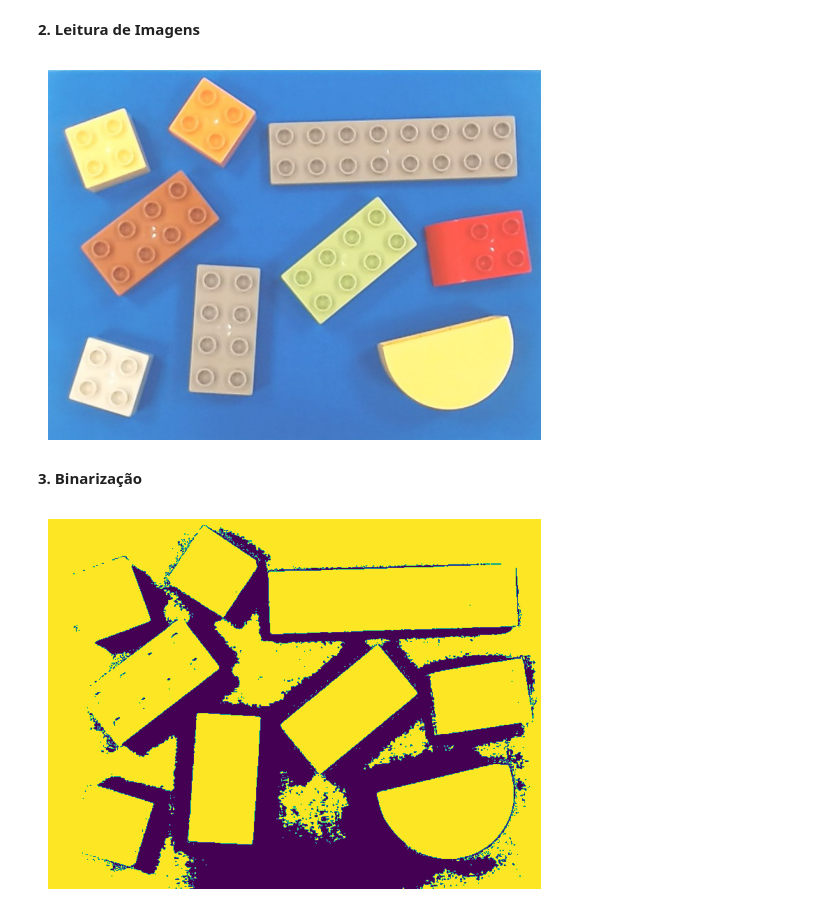
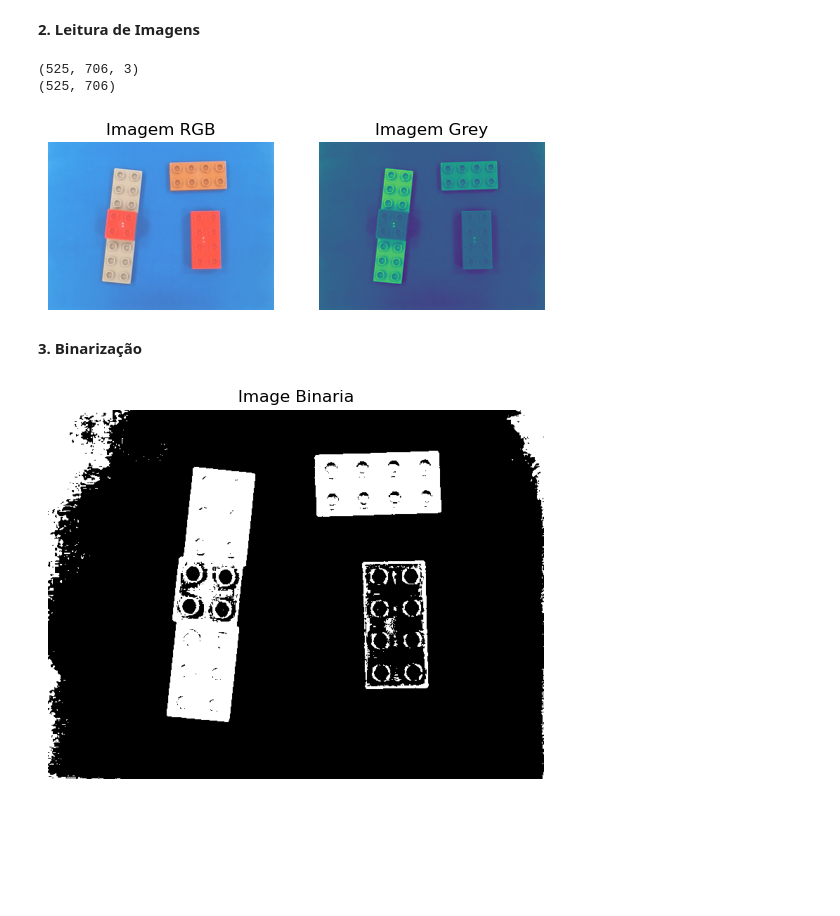
Before and after one commit to miguelac4/piv_tp1, a Jupyter notebook: src/trabalho_pratico1.ipynb, the cells around one changed output. Saved outputs shown, nothing was run; the diff lists cells and outputs as text; code cells hidden in the pictures; blank space fills up the shorter version.

```diff
--- a/src/trabalho_pratico1.ipynb
+++ b/src/trabalho_pratico1.ipynb
@@ -7,32 +7,53 @@
 # %%
 import cv2
 import matplotlib.pyplot as plt
+import numpy as np
+
+# Variavel de path
+path_img = "../images/lego11.jpg"
 
 # Ler imagens [MUDAR PATH PARA TESTAR COM OUTRA IMAGEM]
-img = cv2.imread("../images/lego01.jpg")
+img = cv2.imread(path_img)
+
+
 
 # Converter para RGB
 img_rgb = cv2.cvtColor(img, cv2.COLOR_BGR2RGB)
 
+# Passar Imagem para Tons de Cinzento
+img_grey = cv2.imread(path_img, cv2.IMREAD_GRAYSCALE)
 
-# Mostrar imagem [ALTERAR NUM DA IMAGEM PARA SER VISTA]
+# Canais de cores = 3
+print(np.shape(img))
+
+# Mostrar imagem RGB
+plt.subplot(1,2,1)
 plt.imshow(img_rgb)
-plt.axis("off")  # Remove os eixos
+plt.title("Imagem RGB")
+plt.axis("off")
+
+print(np.shape(img_grey))
+
+# Mostrar imagem Grey
+plt.subplot(1,2,2)
+plt.imshow(img_grey)
+plt.title("Imagem Grey")
+plt.axis("off")
 plt.show()
 # %% [output]
+(525, 706, 3)
+(525, 706)
-[figure, old version]
+[figure, new version]
 # %% [markdown]
 **3. Binarização**
 # %%
-# Passar Imagem para Tons de Cinzento
-img2 = cv2.imread("../images/lego01.jpg", cv2.IMREAD_GRAYSCALE)
-
 # Converter para binário
-_, binary = cv2.threshold(img2, 120, 255, cv2.THRESH_BINARY)
+_, binary = cv2.threshold(img_grey, 140, 255, cv2.THRESH_BINARY)
 
 # Mostrar imagem [ALTERAR NUM DA IMAGEM PARA SER VISTA]
-plt.imshow(binary)
+plt.imshow(binary, cmap="gray")
+plt.title("Image Binaria")
 plt.axis("off")  # Remove os eixos
 plt.show()
 # %% [output]
-[figure, old version]
+[figure, new version]
```
